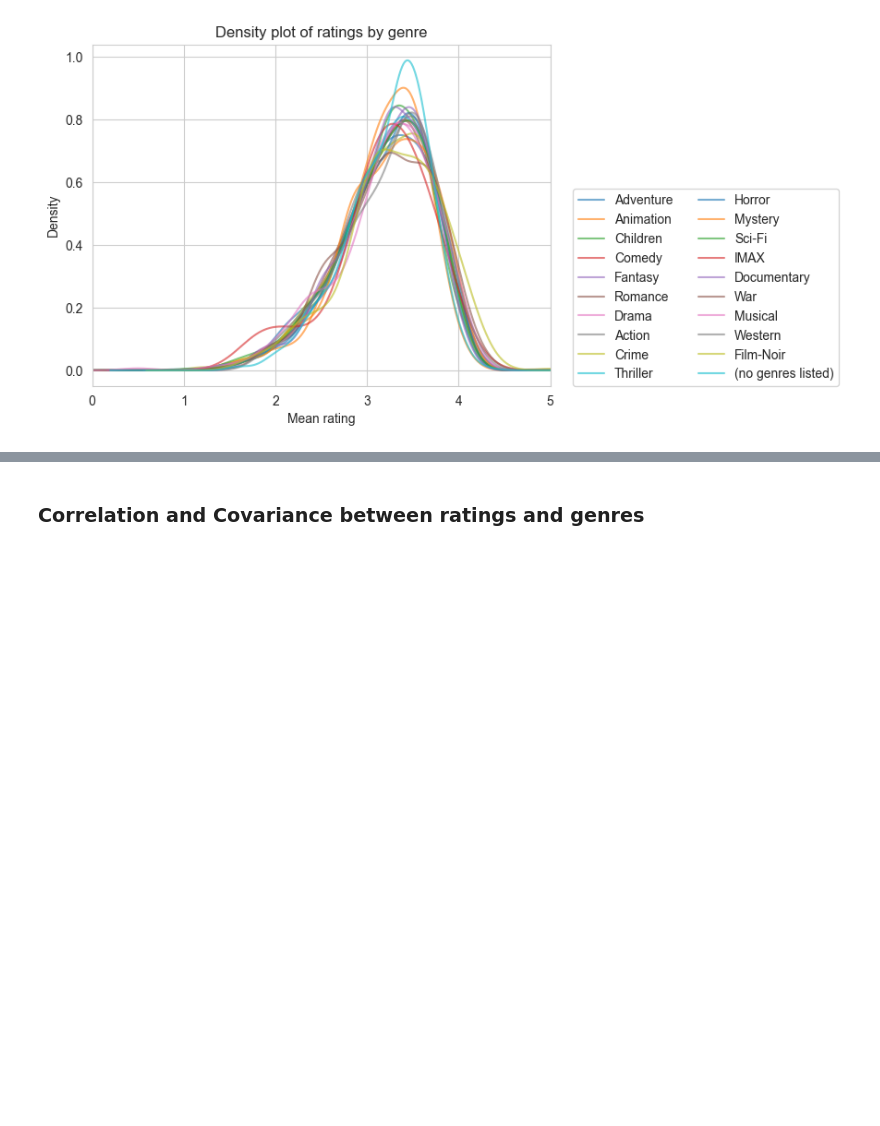
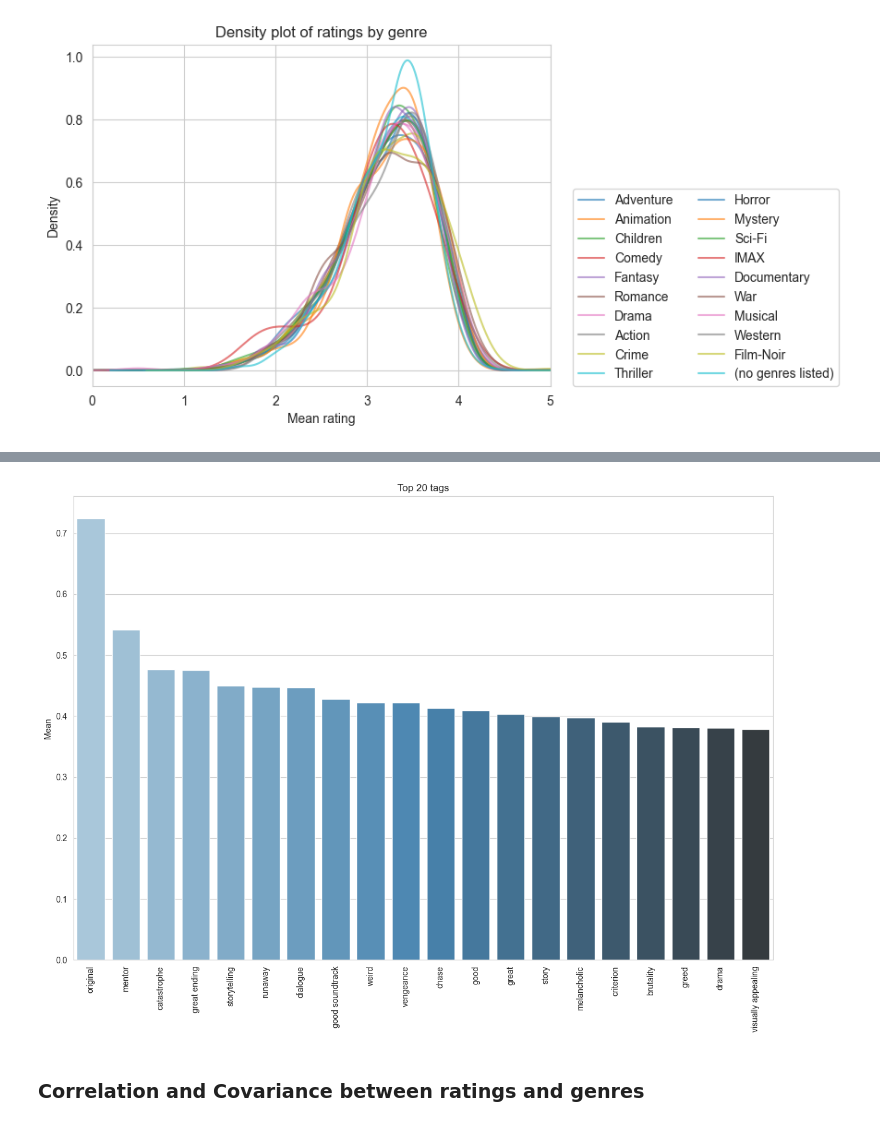
Before and after one commit to DiegoConce/data-analytics-movielens, a Jupyter notebook: main.ipynb, the cells around one changed output, grey strips where cells are left out. Drawn from its saved outputs; the diff is of its cells as text; code cells hidden in the pictures; blank space fills up the shorter version.

```diff
--- a/main.ipynb
+++ b/main.ipynb
@@ -130,6 +130,9 @@ df = df.pivot_table(index=['movieId', 'title', 'year'], columns='tag', values='r
 
 df = ratings.merge(df, on='movieId')
 
+# Dataframe without genres
+df_no_genres = df.copy()
+
 #Generi
 df = df.merge(movies, on='movieId')
 
@@ -242,3 +265,23 @@ plt.show()
+# %%
+# Top tags
+dftmp = df_no_genres.drop(['rating_mean', 'rating_count'], axis=1)
+
+tags = list(dftmp.columns)
+data = {}
+for tag in tags:
+    data[tag] = dftmp[tag].mean()
+
+# Sorting tags by descending order
+data = sorted(data.items(), key=lambda x: x[1], reverse=True)
+
+plt.figure(figsize=(15, 10))
+ax = sns.barplot(x=[x[0] for x in data[:20]], y=[x[1] for x in data[:20]], palette='Blues_d')
+ax.set_ylabel('Mean')
+plt.xticks(rotation=90)
+plt.title('Top 20 tags')
+plt.show()
+# %% [output]
+[figure, added]
 # %% [markdown]
 ### Correlation and Covariance between ratings and genres
 # %%
```
Also changed, not shown: parts of 6 cells of this notebook.
